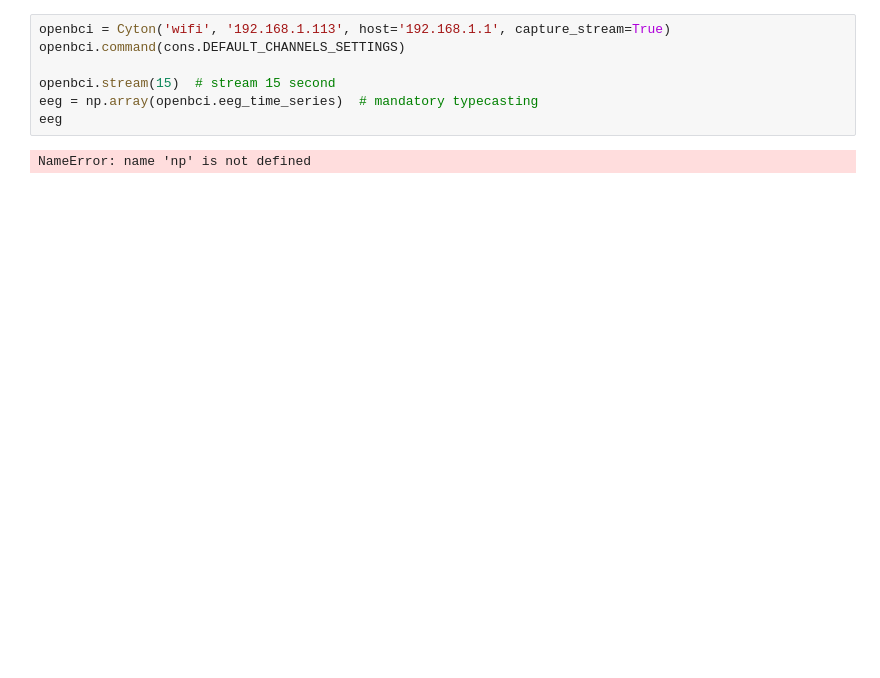
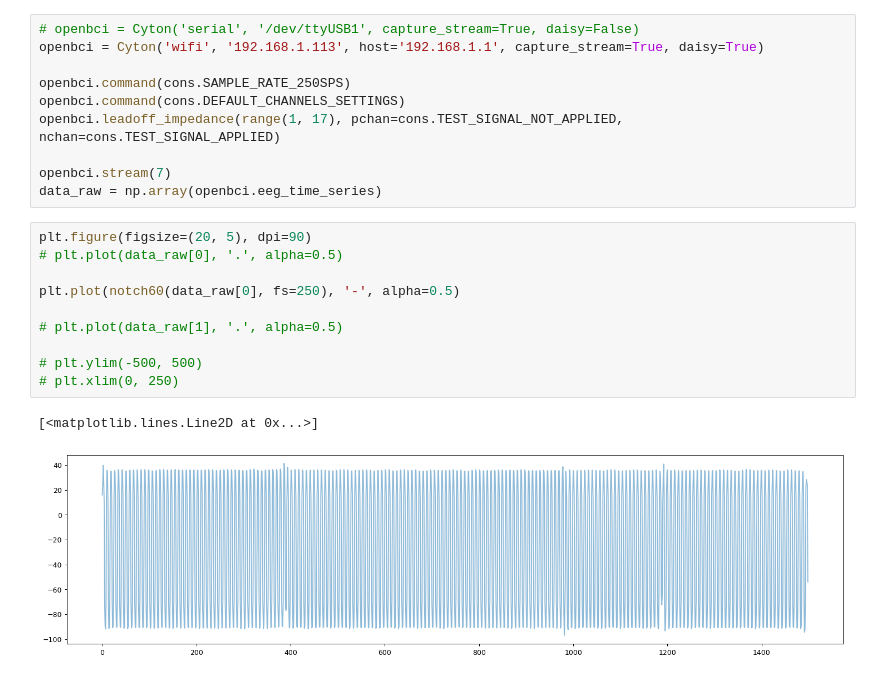
Before and after one commit to UN-GCPDS/openbci-stream, a Jupyter notebook: docs/source/notebooks/__sandbox.ipynb, the cells around one changed output. Saved outputs shown, nothing was run; the diff lists cells and outputs as text; blank space fills up the shorter version.

```diff
--- a/docs/source/notebooks/__sandbox.ipynb
+++ b/docs/source/notebooks/__sandbox.ipynb
@@ -51,9 +54,23 @@ gains = {
 # %%
-openbci = Cyton('wifi', '192.168.1.113', host='192.168.1.1', capture_stream=True)
+# openbci = Cyton('serial', '/dev/ttyUSB1', capture_stream=True, daisy=False)
+openbci = Cyton('wifi', '192.168.1.113', host='192.168.1.1', capture_stream=True, daisy=True)
+
+openbci.command(cons.SAMPLE_RATE_250SPS)
 openbci.command(cons.DEFAULT_CHANNELS_SETTINGS)
+openbci.leadoff_impedance(range(1, 17), pchan=cons.TEST_SIGNAL_NOT_APPLIED, nchan=cons.TEST_SIGNAL_APPLIED)
 
-openbci.stream(15)  # stream 15 second
-eeg = np.array(openbci.eeg_time_series)  # mandatory typecasting
-eeg
+openbci.stream(7)
+data_raw = np.array(openbci.eeg_time_series)
-# %% [output]
-NameError: name 'np' is not defined
+# %%
+plt.figure(figsize=(20, 5), dpi=90)
+# plt.plot(data_raw[0], '.', alpha=0.5)
+
+plt.plot(notch60(data_raw[0], fs=250), '-', alpha=0.5)
+
+# plt.plot(data_raw[1], '.', alpha=0.5)
+
+# plt.ylim(-500, 500)
+# plt.xlim(0, 250)
+# %% [output]
+[<matplotlib.lines.Line2D at 0x...>]
+[figure, added]
```
Also changed, not shown: parts of 12 cells of this notebook, 6 other files.
